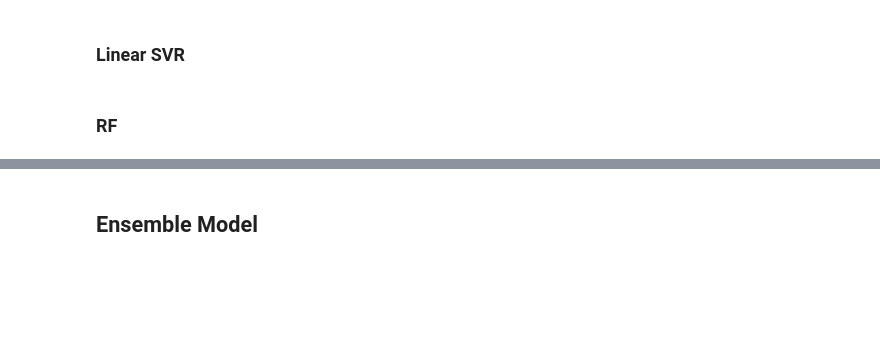
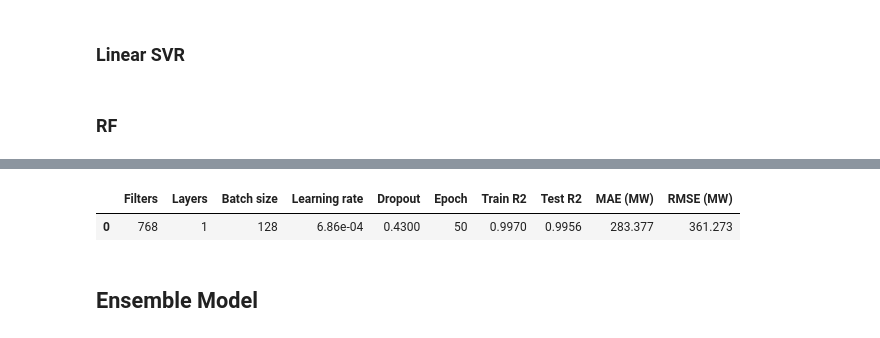
Before and after one commit to ocx-1129/ml_assignment, a Jupyter notebook: newEnergyPredMain.ipynb, the cells around one changed output, grey strips where cells are left out. Drawn from its saved outputs; the diff is of its cells as text; code cells hidden in the pictures; blank space fills up the shorter version.

```diff
--- a/newEnergyPredMain.ipynb
+++ b/newEnergyPredMain.ipynb
@@ -1087,0 +1292,7 @@ Part A Results (Raw Data):
+# %%
+# Count and list variables (columns) in model_df
+num_vars = model_df.shape[1]
+print(f"Number of variables (columns) in model_df: {num_vars}\n")
+print("Variable names:")
+for col in model_df.columns:
+    print("-", col)
@@ -2335,0 +2743,74 @@ print(X_train_min.columns.tolist())
+# %%
+from math import sqrt
+
+
+# to use best fit parameter (tcnn)
+print("TRAINING FINAL MODEL ON FULL DATA")
+Best_TCNN_Wrapper = TCNN_TUNE_Wrapper(
+    filters=FIXED_FILTERS,
+    n_layers=BEST_LAYERS, #add
+    epochs=best_params['epochs'],
+    batch_size=BEST_BATCH_SIZE,
+    learning_rate=BEST_LR,
+    dropout_rate=BEST_DROPOUT
+)
+
+
+Best_TCNN=Best_TCNN_Wrapper.fit(
+    data_full['X_train_scaled'], #add
+    data_full['y_train_scaled']
+
+
+)
+
+
+
+
+
+
+y_pred_train_hyp_scaled=Best_TCNN_Wrapper.predict(data_full['X_train_scaled'])
+y_pred_test_hyp_scaled = Best_TCNN_Wrapper.predict(data_full['X_test_scaled'])
+
+
+# R2_TRAIN = r2_score(y_train_step1_scaled, y_pred_train_hyp_scaled)
+# R2_TEST = r2_score(y_test_step1_scaled, y_pred_test_hyp_scaled)
+
+
+y_test_hyp = scalers_full['scaler_y'].inverse_transform(data_full['y_test_scaled'].reshape(-1, 1)).flatten()
+y_pred_test_hyp= scalers_full['scaler_y'].inverse_transform(y_pred_test_hyp_scaled.reshape(-1, 1)).flatten()
+y_pred_train_hyp=  scalers_full['scaler_y'].inverse_transform(y_pred_train_hyp_scaled.reshape(-1, 1)).flatten()
+y_train_hyp= scalers_full['scaler_y'].inverse_transform(data_full['y_train_scaled'].reshape(-1, 1)).flatten()
+
+
+R2_TRAIN = r2_score(y_train_hyp, y_pred_train_hyp)
+R2_TEST = r2_score(y_test_hyp, y_pred_test_hyp)
+
+
+mae_hyp = mean_absolute_error(y_test_hyp, y_pred_test_hyp)
+rmse_hyp = sqrt(mean_squared_error(y_test_hyp, y_pred_test_hyp))
+
+
+
+
+TUNE_TCNN_performance=[]
+TUNE_TCNN_performance.append({
+    # Architecture and Hyperparameters
+    #'Layers': N_LAYERS,
+    #'Conv1D Filters': f"{FILTERS_L1} / {FILTERS_L2}",
+    'Filters':best_params['filters'],
+    'Layers':best_params['n_layers'], #add
+    'Batch size': best_params['batch_size'],
+    'Learning rate': f"{best_params['learning_rate']:.2e}",
+    'Dropout': f"{best_params['dropout_rate']:.4f}",
+    'Epoch': best_params['epochs'],
+    'Train R2': f"{R2_TRAIN:.4f}",
+    #'Val R2': 'Internal (0.2 Split)',
+    'Test R2': f"{R2_TEST:.4f}",
+    'MAE (MW)': f"{mae_hyp:.3f}",
+    'RMSE (MW)': f"{rmse_hyp:.3f}",
+})
+
+
+tcnn_result_df=pd.DataFrame(TUNE_TCNN_performance)
+display(tcnn_result_df)
+# %% [output]
@@ -2336,2 +2821,4 @@ print(X_train_min.columns.tolist())
+|  | Filters | Layers | Batch size | Learning rate | Dropout | Epoch | Train R2 | Test R2 | MAE (MW) | RMSE (MW) |
+| 0 | 768 | 1 | 128 | 6.86e-04 | 0.4300 | 50 | 0.9970 | 0.9956 | 283.377 | 361.273 |
 # %% [markdown]
 ## Ensemble Model
```
Also changed, not shown: parts of 25 cells of this notebook.
